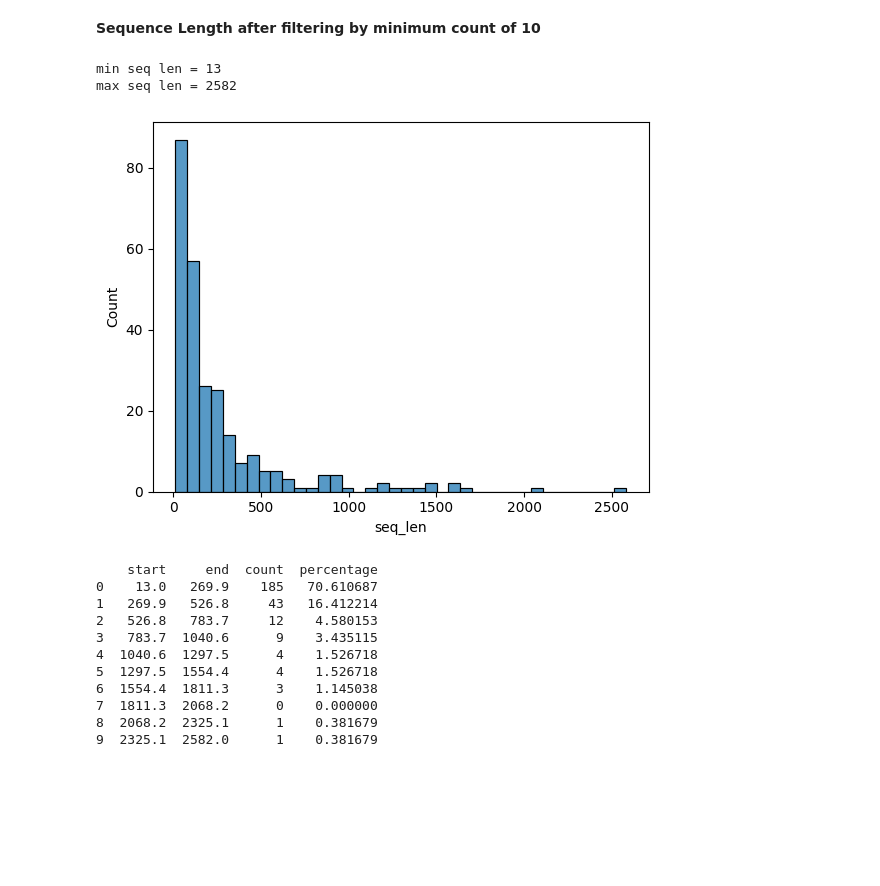
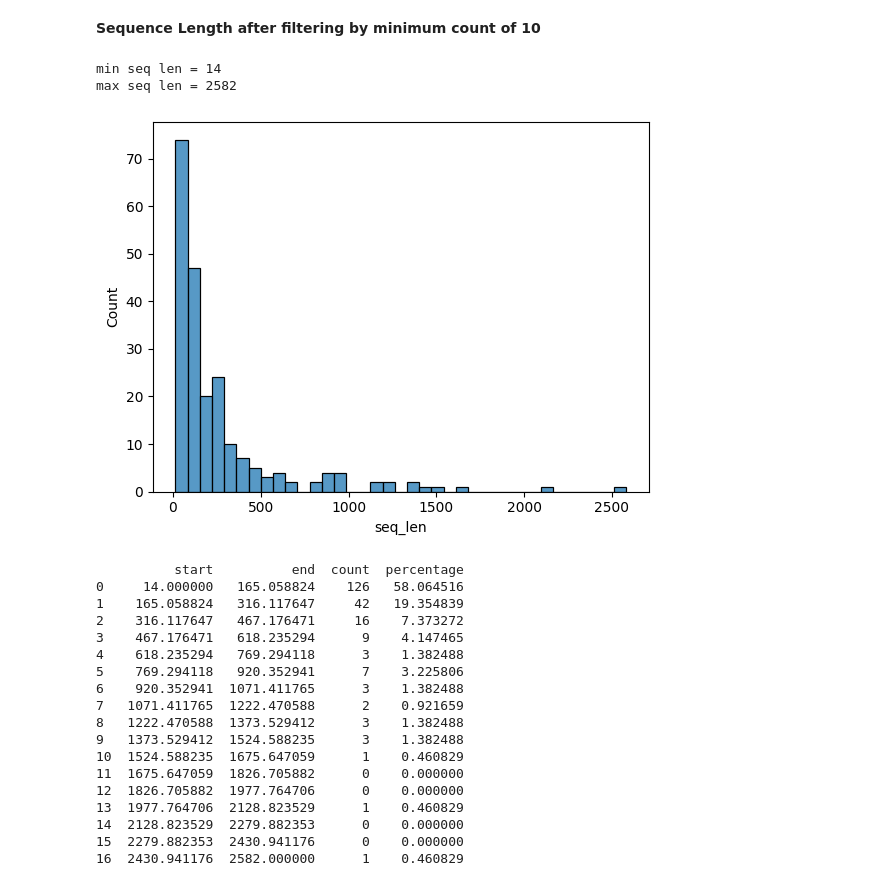
Before and after one commit to NeelTheBomb/HAVEN, a Jupyter notebook: src/jupyter_notebooks/datasets/generation/corona_uniref50_embl_mapping_dataset.ipynb, the cells around one changed output. Cells and saved outputs as stored; diff of their text form; code cells hidden in the pictures; blank space fills up the shorter version.

```diff
--- a/src/jupyter_notebooks/datasets/generation/corona_uniref50_embl_mapping_dataset.ipynb
+++ b/src/jupyter_notebooks/datasets/generation/corona_uniref50_embl_mapping_dataset.ipynb
@@ -67,5 +103,5 @@ def print_seq_len_histogram(df, n_bins):
 # %%
-file = os.path.join(os.getcwd(), "..", "..", "..","..", "/home/sanjanag05/HAVEN/input/data/uniref_taxonomy_id_11118_AND_identit_2025_06_13_uniprot_metadata_embl_hosts_pruned_metadata_species_virus_host_vertebrates_w_seq.csv")
+file = os.path.join(os.getcwd(), "..", "..", "..","..", "/home/sanjanag05/HAVEN/input/data/i")
 df = pd.read_csv(file)
 df["seq_len"] = df["seq"].apply(lambda x: len(x))
 df = df[~df.duplicated()] #Removing duplicates
@@ -388,9 +369,7 @@ filtered.loc[:, "virus_host_tax_id_count"] = (
     filtered.groupby("virus_host_tax_id")["virus_host_tax_id"]
     .transform("count"))
 filtered
-entire = filtered[filtered["virus_host_tax_id_count"] >= 10]
-#print(entire)
-
+entire = filtered[filtered["virus_host_tax_id_count"] >= 20]
 final = os.path.join(os.getcwd(), "..", "..", "..","..", "/home/sanjanag05/HAVEN/input/data/coronaviridae/20250616/final_filtered_df.csv")
 entire.to_csv(final, index = False)
 entire
@@ -434,22 +413,27 @@ minimum occurrence of 10: Oryctolagus Cuniculus (european rabbit)
 # %% [markdown]
 <b> Sequence Length after filtering by minimum count of 10 </b>
 # %%
-final_histogram = print_seq_len_histogram(entire, 10)
-# output = os.path.join(os.getcwd(), "..", "..", "..","..", "/home/sanjanag05/HAVEN/input/data/coronaviridae/20250616/final_seq_length.csv")
-# final_histogram.to_csv(output, index=False)
+final_histogram = print_seq_len_histogram(entire, 17)
 # %% [output]
-min seq len = 13
+min seq len = 14
 max seq len = 2582
-[figure, old version]
+[figure, new version]
-    start     end  count  percentage
-0    13.0   269.9    185   70.610687
-1   269.9   526.8     43   16.412214
-2   526.8   783.7     12    4.580153
-3   783.7  1040.6      9    3.435115
-4  1040.6  1297.5      4    1.526718
-5  1297.5  1554.4      4    1.526718
-6  1554.4  1811.3      3    1.145038
-7  1811.3  2068.2      0    0.000000
-8  2068.2  2325.1      1    0.381679
-9  2325.1  2582.0      1    0.381679
+          start          end  count  percentage
+0     14.000000   165.058824    126   58.064516
+1    165.058824   316.117647     42   19.354839
+2    316.117647   467.176471     16    7.373272
+3    467.176471   618.235294      9    4.147465
+4    618.235294   769.294118      3    1.382488
+5    769.294118   920.352941      7    3.225806
+6    920.352941  1071.411765      3    1.382488
+7   1071.411765  1222.470588      2    0.921659
+8   1222.470588  1373.529412      3    1.382488
+9   1373.529412  1524.588235      3    1.382488
+10  1524.588235  1675.647059      1    0.460829
+11  1675.647059  1826.705882      0    0.000000
+12  1826.705882  1977.764706      0    0.000000
+13  1977.764706  2128.823529      1    0.460829
+14  2128.823529  2279.882353      0    0.000000
+15  2279.882353  2430.941176      0    0.000000
+16  2430.941176  2582.000000      1    0.460829
 # %%
```
Also changed, not shown: parts of 16 cells of this notebook, 3 other files.
